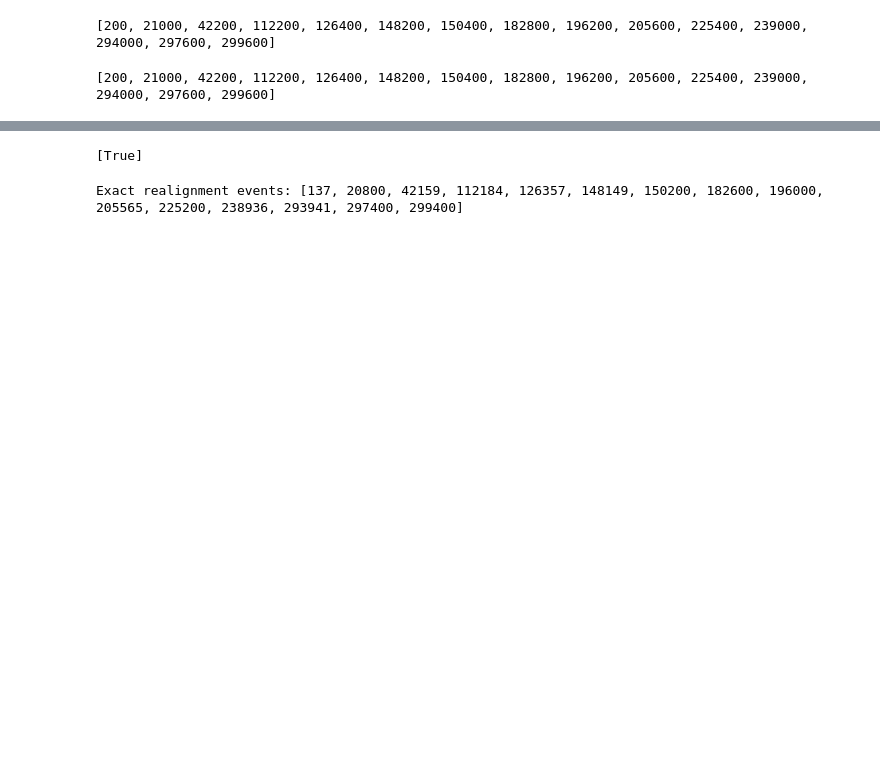
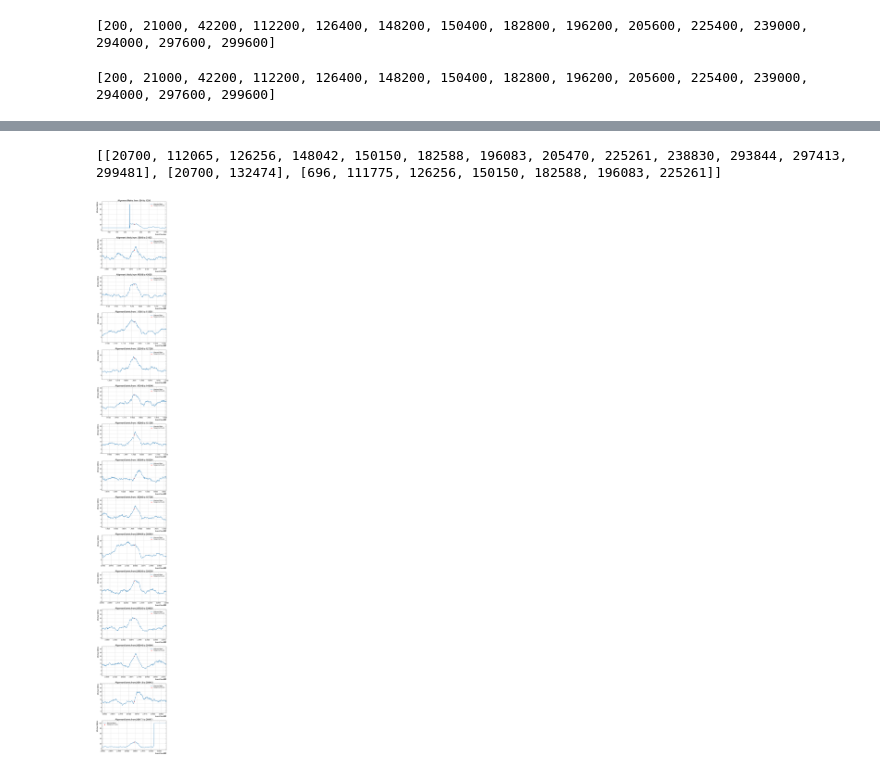
Before and after one commit to Takodachi6969/summer2, a Jupyter notebook: DataAnalysis18062024.ipynb, the cells around one changed output, grey strips where cells are left out. Cells and saved outputs as stored; diff of their text form; code cells hidden in the pictures; blank space fills up the shorter version.

```diff
--- a/DataAnalysis18062024.ipynb
+++ b/DataAnalysis18062024.ipynb
@@ -1816,11 +1806,12 @@ file_path = '../Data/Beam2.raw'
 fReader = rawFileReader.fileReader(file_path)
 processedEvents = 0
 events = []
-alignment_event = []
+
 flagged = []
 flagged2 = []
 values = [0, 1, 2, 3]
-order = [[0, 1]]
+order = [[0, 1], [1, 2], [2, 4]]
+alignment_event = [[] for item in order]
 global_alignment = [[], []]
 Sainity_order = [[0,2], [0, 4], [1, 4]]
 lastWasBad = [False for i in range(len(order))]
@@ -1845,7 +1836,7 @@ while processedEvents<300000:
                     # if update != []:
                     #     flagged2.append(processedEvents)
                     if update != []:
-                        alignment_event.append(processedEvents)
+                        alignment_event[idx].append(processedEvents)
 
                     aligned_check.append(aligned)
                     #If the last one was bad, and this one is also bad, then you increase your search region of that particular pauir by 2.
@@ -1906,3 +1895,7 @@ print(alignment_event)
 print(alignment_event)
 # %% [output]
 [200, 21000, 42200, 112200, 126400, 148200, 150400, 182800, 196200, 205600, 225400, 239000, 294000, 297600, 299600]
+# %%
+for p, item in enumerate(order):
+    print(p)
+    print(item)
@@ -1909,34 +1949,38 @@ print(alignment_event)
 # %%
-print(aligned_check)
+print(exact_realignment_events)
 # %% [output]
-[True]
+[[20700, 112065, 126256, 148042, 150150, 182588, 196083, 205470, 225261, 238830, 293844, 297413, 299481], [20700, 132474], [696, 111775, 126256, 150150, 182588, 196083, 225261]]
-# %%
-window_size = 100
-exact_realignment_events = []
-Lastwasaligned = False
-for flagged_event in alignment_event:
-    start_index = flagged_event - interval
-    end_index = flagged_event
-    for i in range(start_index, end_index):
-        if i < 0 or i >= len(events):
-            continue
-        aligned_check = []
-        for idx, item in enumerate(order):
-            i_val, j_val = item
-            x, y, l, m = find_tdc_alignment_metric(i_val, j_val)
-            alignMet = calcAvgAlign(events[max(0, i - window_size):i + window_size], offSet=0, i=x, j=y, k=l, l=m, tdc1=i_val, tdc0=j_val, processedEvents=i)
-            aligned = alignMet < 18
-            aligned_check.append(aligned)
-        totally_aligned = reduce(lambda x, y: x and y, aligned_check)
-        if totally_aligned and Lastwasaligned == True:
-            exact_realignment_events.append(i)
-            break
-        elif totally_aligned and Lastwasaligned == False:
-            Lastwasaligned = True
-        else:
-            Lastwasaligned = False
-
-print("Exact realignment events:", exact_realignment_events)
-# %% [output]
-Exact realignment events: [137, 20800, 42159, 112184, 126357, 148149, 150200, 182600, 196000, 205565, 225200, 238936, 293941, 297400, 299400]
+# %%
+import matplotlib.pyplot as plt
+
+def plot_alignment_metrics(start_event, end_event, ax):
+    binsx = [x for x in range(start_event, end_event)]
+    alignment_metrics = [calcAvgAlign(events[max(0, i - window_size):i + window_size], offSet=0) for i in range(start_event, end_event)]
+
+    filtered_realignment_events = [i for i in exact_realignment_events if start_event <= i < end_event]
+    filtered_realignment_metrics = [alignment_metrics[i - start_event] for i in filtered_realignment_events]
+
+    ax.plot(binsx, alignment_metrics, label='Alignment Metric')
+    ax.scatter(filtered_realignment_events, filtered_realignment_metrics, color='red', label='Realignment Events')
+    ax.set_xlabel('Event Number')
+    ax.set_ylabel('Michael Metric')
+    ax.set_title(f'Alignment Metric from {start_event} to {end_event}')
+    ax.legend()
+    ax.set_xlim(start_event, end_event)
+    ax.set_ylim(min(alignment_metrics) - 10, max(alignment_metrics) + 10)
+    ax.grid(True)
+
+num_subplots = len(exact_realignment_events)
+
+fig, axs = plt.subplots(num_subplots, 1, figsize=(12, 6 * num_subplots))
+
+for idx, i in enumerate(exact_realignment_events):
+    start_event = i - 1000
+    end_event = i + 1000
+    plot_alignment_metrics(start_event, end_event, axs[idx])
+
+plt.tight_layout()
+plt.show()
+# %% [output]
+[figure, added]
 # %%
```
Also changed, not shown: parts of 8 cells of this notebook.
